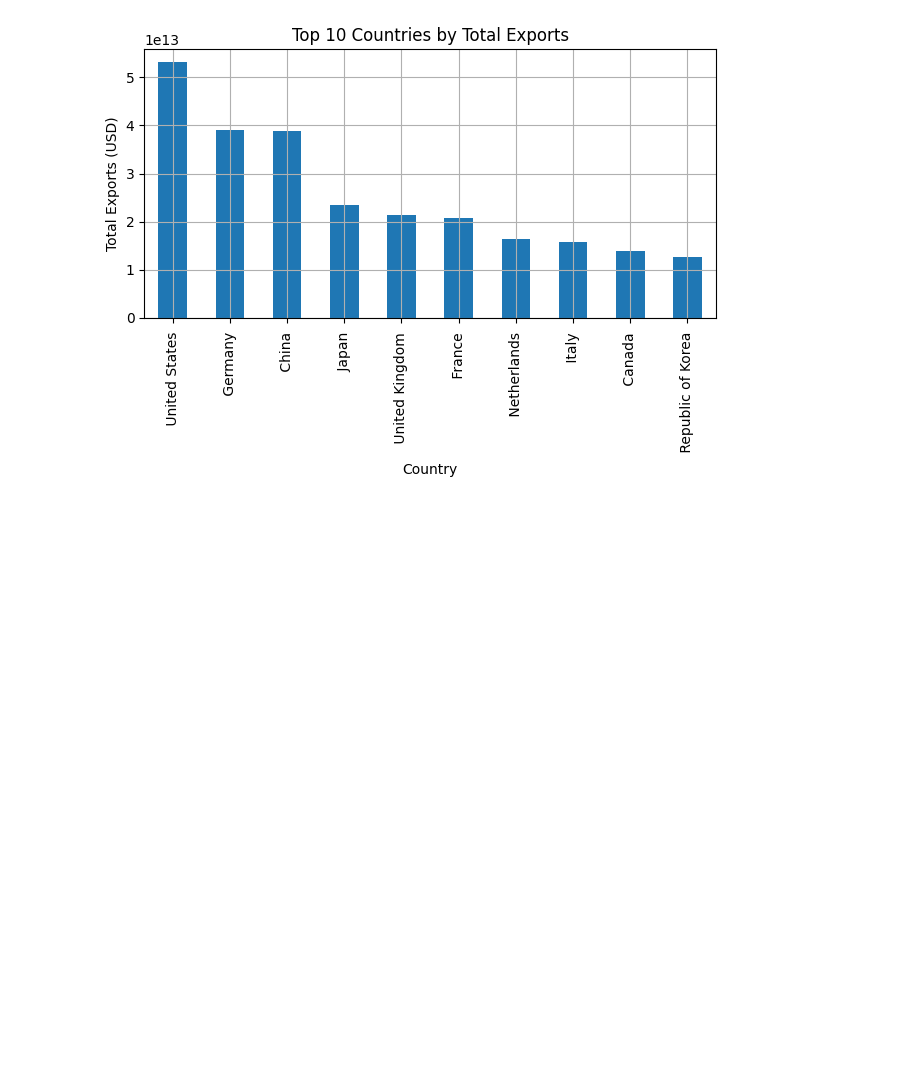
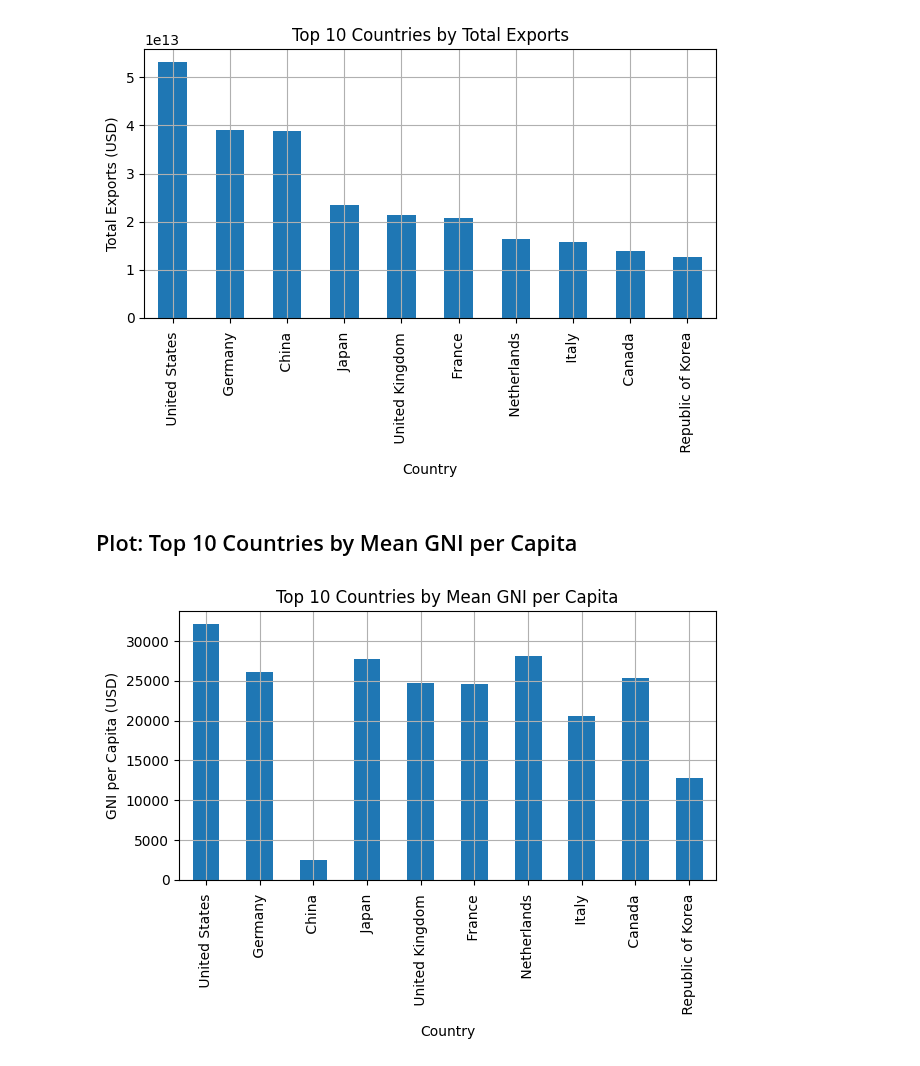
Before and after one commit to khoulaCode/machine-learning-code-orbit, a Jupyter notebook: team_members/From_Haya/World_finance.ipynb, the cells around one changed output. Saved outputs shown, nothing was run; the diff lists cells and outputs as text; code cells hidden in the pictures; blank space fills up the shorter version.

Commit message:
add all plots

```diff
--- a/team_members/From_Haya/World_finance.ipynb
+++ b/team_members/From_Haya/World_finance.ipynb
@@ -108,3 +108,14 @@ plt.tight_layout()
 plt.show()
 # %% [output]
 [figure]
+# %% [markdown]
+## Plot: Top 10 Countries by Mean GNI per Capita
+# %%
+grouped['Mean_GNI_per_capita'].head(10).plot(kind='bar', title='Top 10 Countries by Mean GNI per Capita')
+plt.ylabel('GNI per Capita (USD)')
+plt.xlabel('Country')
+plt.grid(True)
+plt.tight_layout()
+plt.show()
+# %% [output]
+[figure, added]
```
Also changed, not shown: parts of 2 cells of this notebook.
